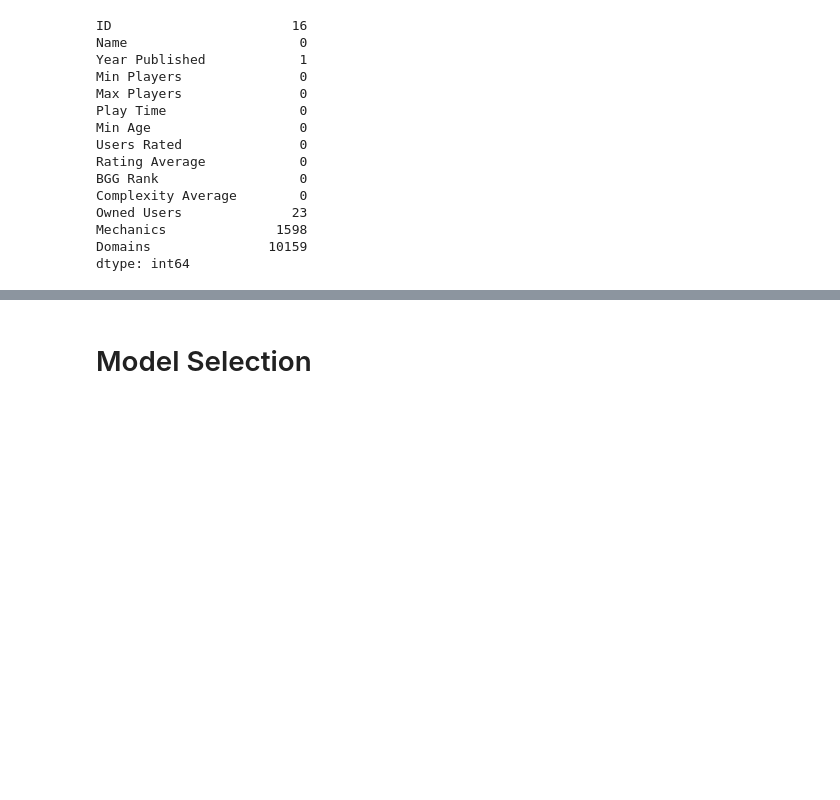
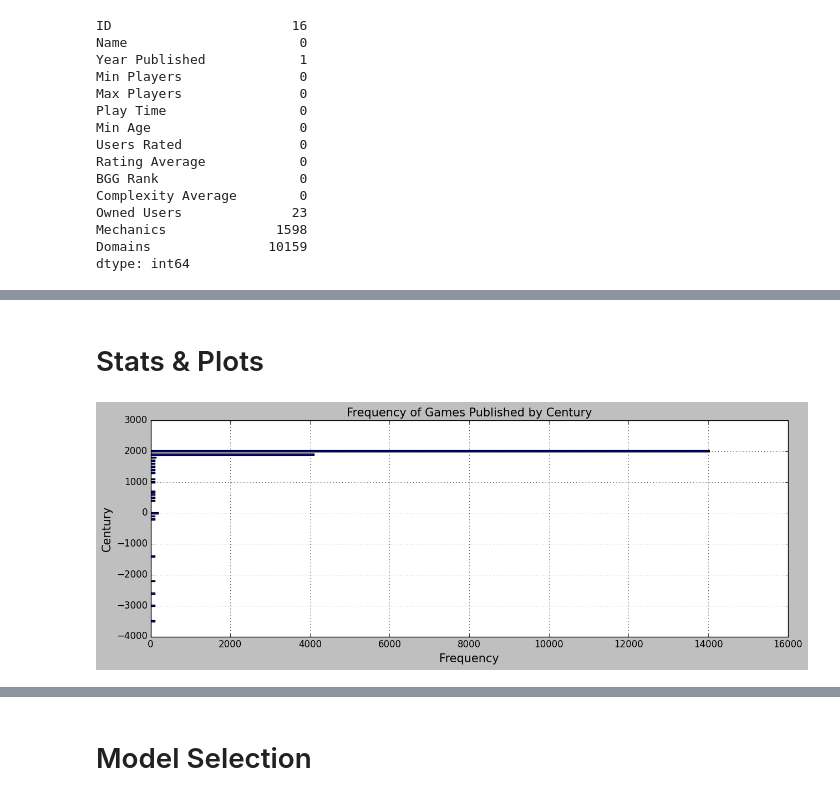
Before and after one commit to AlexanderAdel/dopp-board-games, a Jupyter notebook: jupyter-notebook.ipynb, the cells around one changed output, grey strips where cells are left out. Saved outputs shown, nothing was run; the diff lists cells and outputs as text; code cells hidden in the pictures; blank space fills up the shorter version.

```diff
--- a/jupyter-notebook.ipynb
+++ b/jupyter-notebook.ipynb
@@ -179,0 +255,32 @@ None
+# %% [markdown]
+# Stats & Plots
+# %%
+# Let's check "When did we start to really make games?"
+def categorize_year(year):
+    if pd.isna(year):
+        return None  # Handle missing values
+    else:
+        return int((year // 100) * 100)
+
+# Apply the categorization function to the 'Year Published' column
+df['Century'] = df['Year Published'].apply(categorize_year)
+
+# Count the occurrences of each century
+century_counts = df['Century'].value_counts().sort_index()
+
+# Create a barh plot
+plt.figure(figsize=(13, 5))
+plt.barh(y=century_counts.index,
+         width=century_counts+100,# adding a flat value to show all the very small occurrences
+         height=50,
+         align='center',
+)
+
+# Plot Customization
+plt.xlabel('Frequency')
+plt.ylabel('Century')
+plt.title('Frequency of Games Published by Century')
+plt.grid();plt.tight_layout()
+plt.show()
+# %% [output]
+[figure, added]
```
Also changed, not shown: parts of 78 cells of this notebook, 12 other files.
